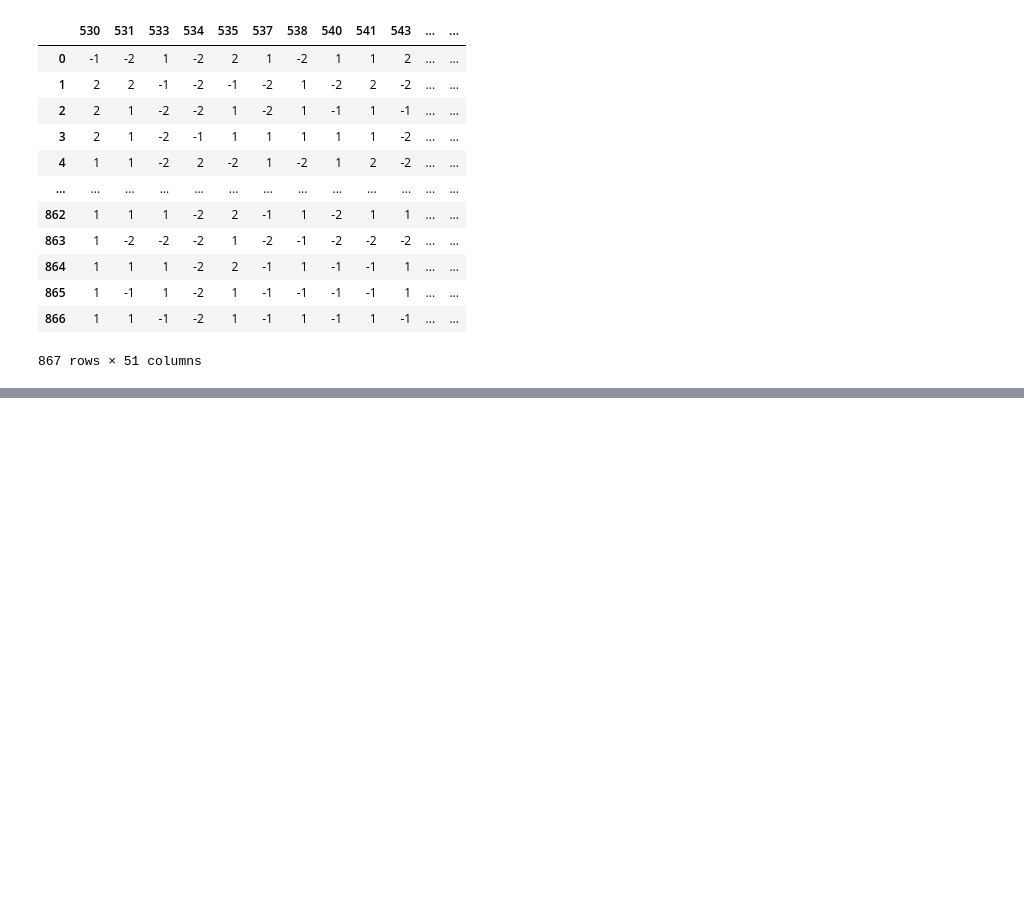
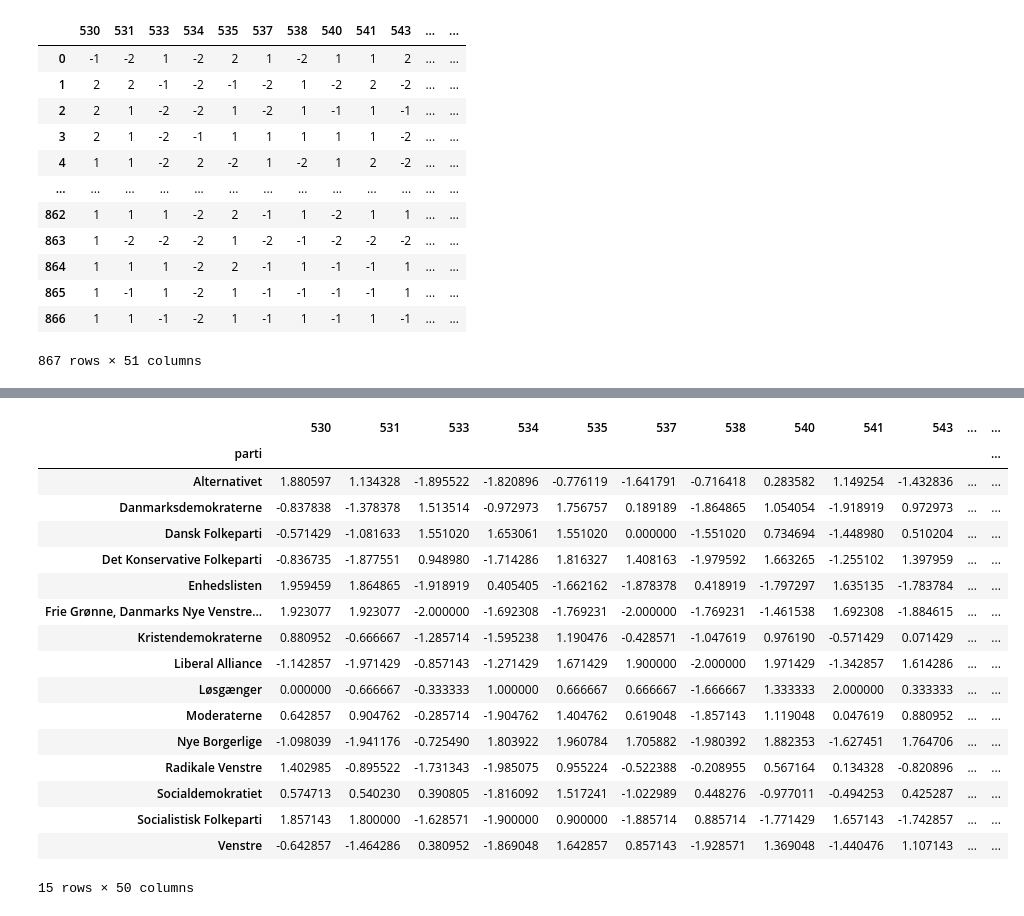
Before and after one commit to michaelbui99/mal-assignment-4, a Jupyter notebook: Assignment.ipynb, the cells around one changed output, grey strips where cells are left out. Drawn from its saved outputs; the diff is of its cells as text; code cells hidden in the pictures; blank space fills up the shorter version.

```diff
--- a/Assignment.ipynb
+++ b/Assignment.ipynb
@@ -452,0 +466,21 @@ X['530'].mean()
+# %%
+average_q_answer_by_party_df
+# %% [output]
+|  | 530 | 531 | 533 | 534 | 535 | 537 | 538 | 540 | 541 | 543 | ... | ... |
+| parti |  |  |  |  |  |  |  |  |  |  |  | ... |
+| Alternativet | 1.880597 | 1.134328 | -1.895522 | -1.820896 | -0.776119 | -1.641791 | -0.716418 | 0.283582 | 1.149254 | -1.432836 | ... | ... |
+| Danmarksdemokraterne | -0.837838 | -1.378378 | 1.513514 | -0.972973 | 1.756757 | 0.189189 | -1.864865 | 1.054054 | -1.918919 | 0.972973 | ... | ... |
+| Dansk Folkeparti | -0.571429 | -1.081633 | 1.551020 | 1.653061 | 1.551020 | 0.000000 | -1.551020 | 0.734694 | -1.448980 | 0.510204 | ... | ... |
+| Det Konservative Folkeparti | -0.836735 | -1.877551 | 0.948980 | -1.714286 | 1.816327 | 1.408163 | -1.979592 | 1.663265 | -1.255102 | 1.397959 | ... | ... |
+| Enhedslisten | 1.959459 | 1.864865 | -1.918919 | 0.405405 | -1.662162 | -1.878378 | 0.418919 | -1.797297 | 1.635135 | -1.783784 | ... | ... |
+| Frie Grønne, Danmarks Nye Venstre... | 1.923077 | 1.923077 | -2.000000 | -1.692308 | -1.769231 | -2.000000 | -1.769231 | -1.461538 | 1.692308 | -1.884615 | ... | ... |
+| Kristendemokraterne | 0.880952 | -0.666667 | -1.285714 | -1.595238 | 1.190476 | -0.428571 | -1.047619 | 0.976190 | -0.571429 | 0.071429 | ... | ... |
+| Liberal Alliance | -1.142857 | -1.971429 | -0.857143 | -1.271429 | 1.671429 | 1.900000 | -2.000000 | 1.971429 | -1.342857 | 1.614286 | ... | ... |
+| Løsgænger | 0.000000 | -0.666667 | -0.333333 | 1.000000 | 0.666667 | 0.666667 | -1.666667 | 1.333333 | 2.000000 | 0.333333 | ... | ... |
+| Moderaterne | 0.642857 | 0.904762 | -0.285714 | -1.904762 | 1.404762 | 0.619048 | -1.857143 | 1.119048 | 0.047619 | 0.880952 | ... | ... |
+| Nye Borgerlige | -1.098039 | -1.941176 | -0.725490 | 1.803922 | 1.960784 | 1.705882 | -1.980392 | 1.882353 | -1.627451 | 1.764706 | ... | ... |
+| Radikale Venstre | 1.402985 | -0.895522 | -1.731343 | -1.985075 | 0.955224 | -0.522388 | -0.208955 | 0.567164 | 0.134328 | -0.820896 | ... | ... |
+| Socialdemokratiet | 0.574713 | 0.540230 | 0.390805 | -1.816092 | 1.517241 | -1.022989 | 0.448276 | -0.977011 | -0.494253 | 0.425287 | ... | ... |
+| Socialistisk Folkeparti | 1.857143 | 1.800000 | -1.628571 | -1.900000 | 0.900000 | -1.885714 | 0.885714 | -1.771429 | 1.657143 | -1.742857 | ... | ... |
+| Venstre | -0.642857 | -1.464286 | 0.380952 | -1.869048 | 1.642857 | 0.857143 | -1.928571 | 1.369048 | -1.440476 | 1.107143 | ... | ... |
+15 rows × 50 columns
```
Also changed, not shown: parts of 14 cells of this notebook.
